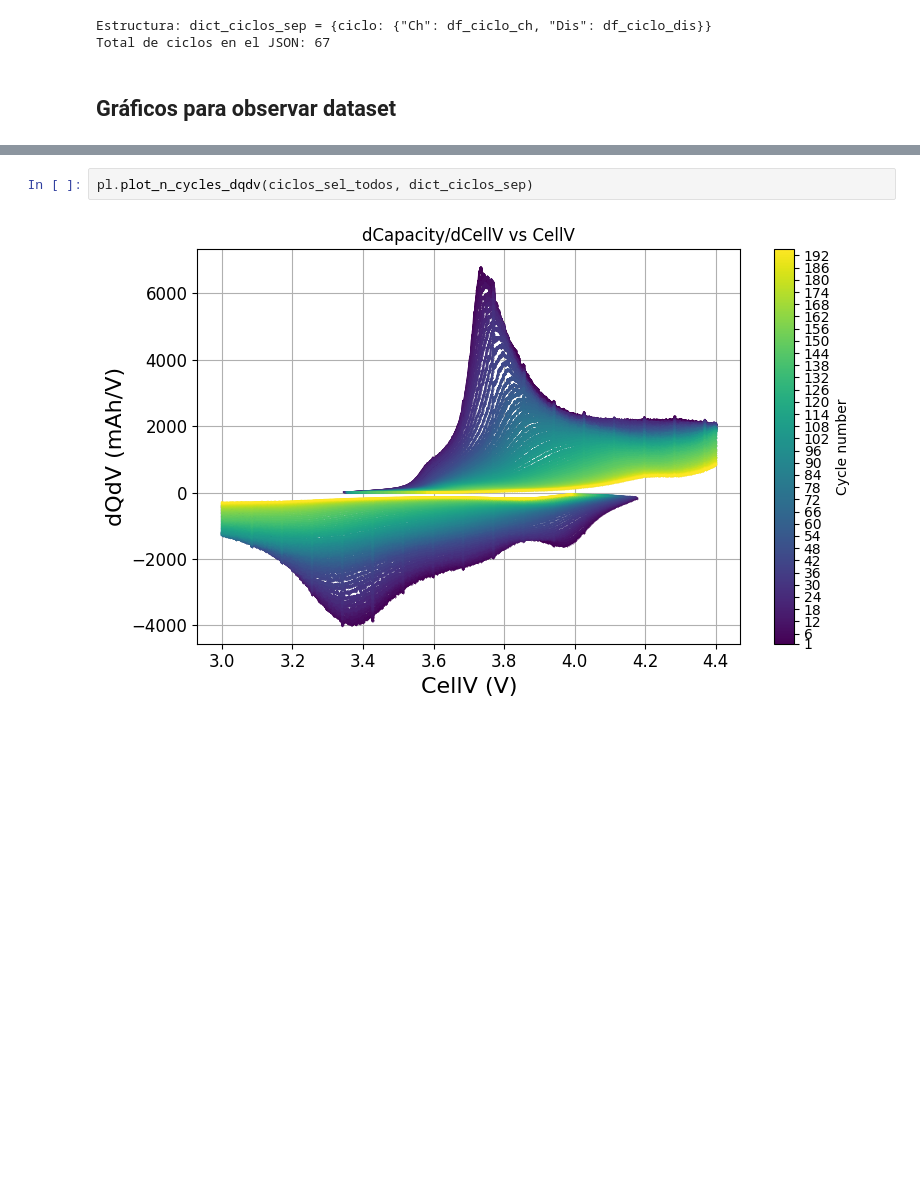
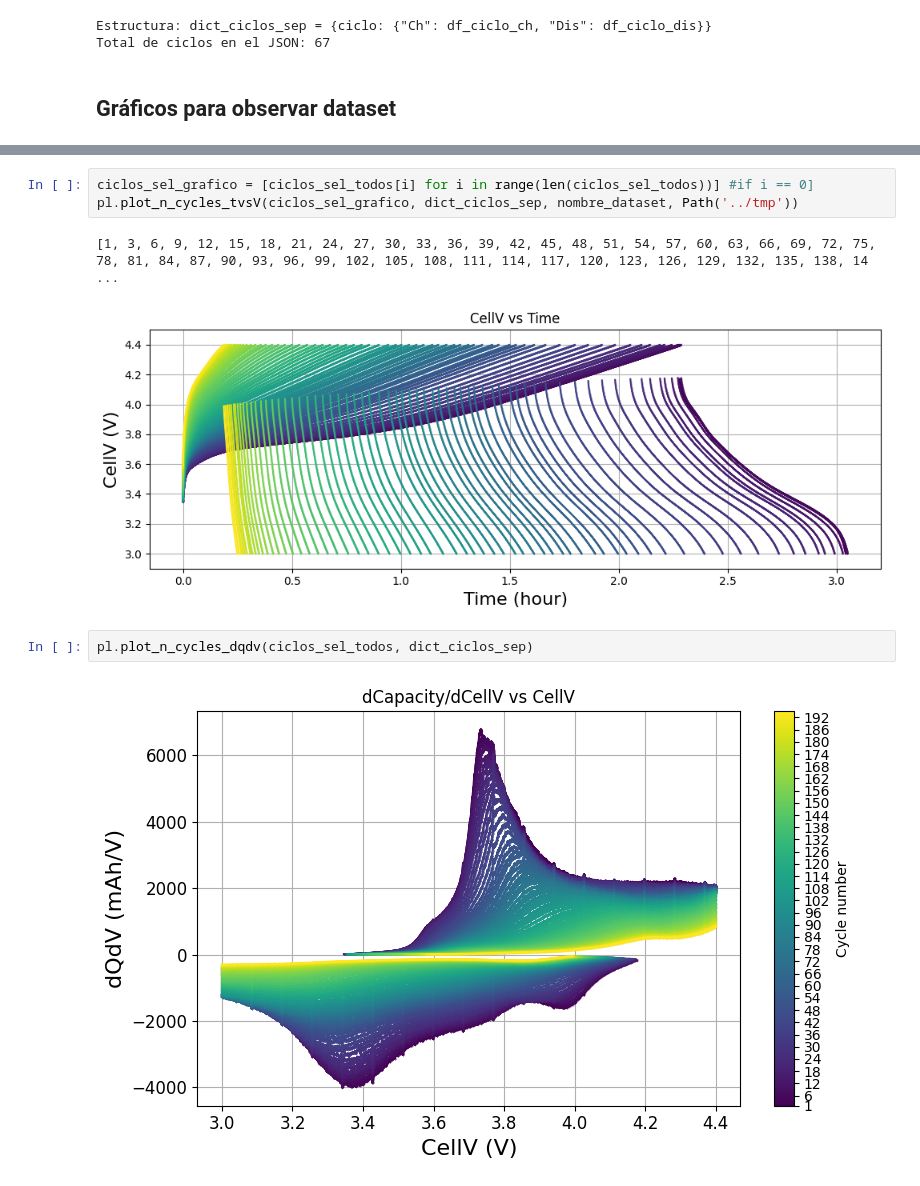
Before and after one commit to majodomenech/proc-icdv, a Jupyter notebook: notebooks/estudio12-dqdv-y-ajustes-10C-cada3.ipynb, the cells around one changed output, grey strips where cells are left out. Cells and saved outputs as stored; diff of their text form; blank space fills up the shorter version.

```diff
--- a/notebooks/estudio12-dqdv-y-ajustes-10C-cada3.ipynb
+++ b/notebooks/estudio12-dqdv-y-ajustes-10C-cada3.ipynb
@@ -45,4 +45,10 @@ ciclos_sel_todos = pr.seleccionar_ciclos(
    → [1, 3, 6, 9, 12, 15, 18, 21, 24, 27, 30, 33, 36, 39, 42, 45, 48, 51, 54, 57, 60, 63, 66, 69, 72, 75, 78, 81, 84, 87, 90, 93, 96, 99, 102, 105, 108, 111, 114, 117, 120, 123, 126, 129, 132, 135, 13 ...
+# %%
+ciclos_sel_grafico = [ciclos_sel_todos[i] for i in range(len(ciclos_sel_todos))] #if i == 0]
+pl.plot_n_cycles_tvsV(ciclos_sel_grafico, dict_ciclos_sep, nombre_dataset, Path('../tmp'))
+# %% [output]
+[1, 3, 6, 9, 12, 15, 18, 21, 24, 27, 30, 33, 36, 39, 42, 45, 48, 51, 54, 57, 60, 63, 66, 69, 72, 75, 78, 81, 84, 87, 90, 93, 96, 99, 102, 105, 108, 111, 114, 117, 120, 123, 126, 129, 132, 135, 138, 14 ...
+[figure, added]
 # %%
 pl.plot_n_cycles_dqdv(ciclos_sel_todos, dict_ciclos_sep)
 # %% [output]
```
Also changed, not shown: parts of 1 cell of this notebook, 5 other files.
